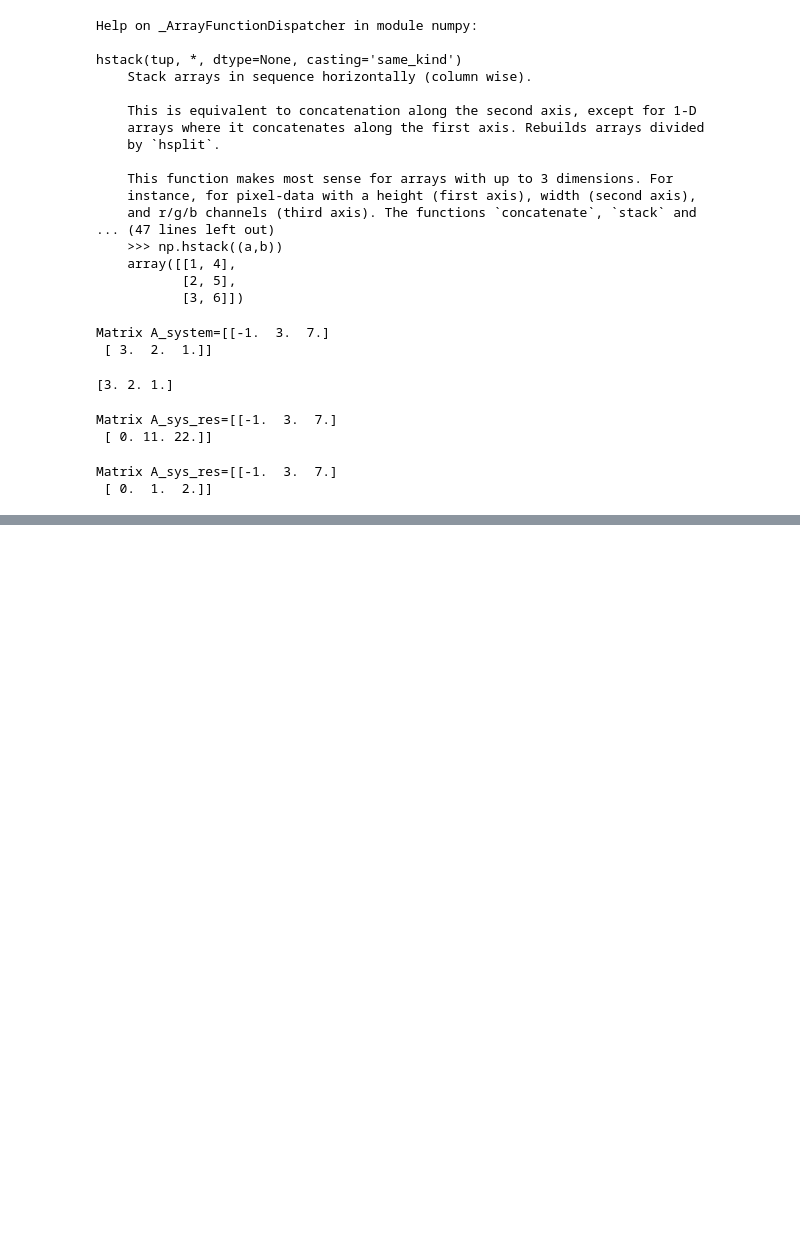
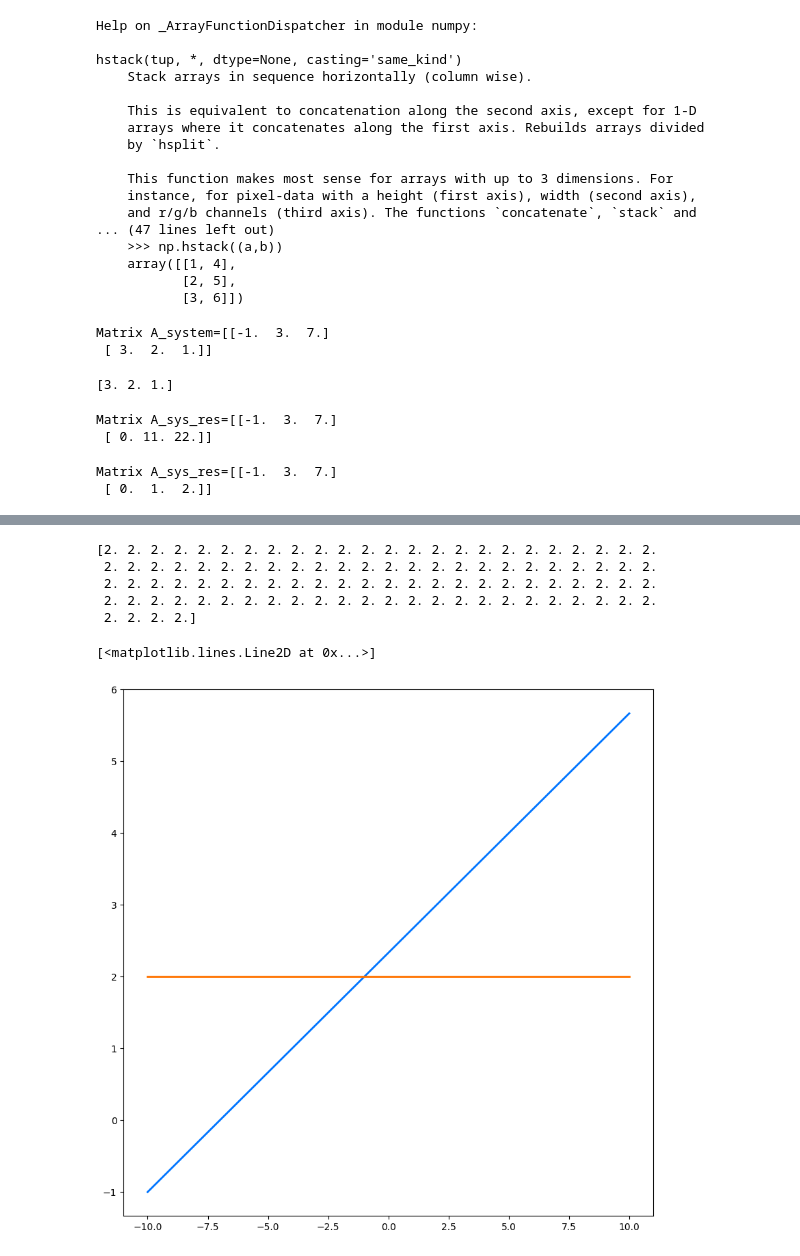
Before and after one commit to UsamaAliK/Numpy, a Jupyter notebook: NUMPY.ipynb, the cells around one changed output, grey strips where cells are left out. Drawn from its saved outputs; the diff is of its cells as text; code cells hidden in the pictures; blank space fills up the shorter version.

```diff
--- a/NUMPY.ipynb
+++ b/NUMPY.ipynb
@@ -254,0 +495,3 @@ Matrix A_sys_res=[[-1.  3.  7.]
+# %%
+x_1 = np.linspace(-10,10,100)
+print(x_1)
@@ -254,0 +519,3 @@ Matrix A_sys_res=[[-1.  3.  7.]
+# %%
+x_2_line_1 = (A_sys_res[0,2] - A_sys_res[0,0] * x_1) / A_sys_res[0,1]
+print(x_2_line_1)
@@ -254,0 +540,16 @@ Matrix A_sys_res=[[-1.  3.  7.]
+# %%
+x_2_line_2 = (A_sys_res[1,2] - A_sys_res[1,0] * x_1) / A_sys_res[1,1]
+print(x_2_line_2)
+# %% [output]
+[2. 2. 2. 2. 2. 2. 2. 2. 2. 2. 2. 2. 2. 2. 2. 2. 2. 2. 2. 2. 2. 2. 2. 2.
+ 2. 2. 2. 2. 2. 2. 2. 2. 2. 2. 2. 2. 2. 2. 2. 2. 2. 2. 2. 2. 2. 2. 2. 2.
+ 2. 2. 2. 2. 2. 2. 2. 2. 2. 2. 2. 2. 2. 2. 2. 2. 2. 2. 2. 2. 2. 2. 2. 2.
+ 2. 2. 2. 2. 2. 2. 2. 2. 2. 2. 2. 2. 2. 2. 2. 2. 2. 2. 2. 2. 2. 2. 2. 2.
+ 2. 2. 2. 2.]
+# %%
+_,ax = plt.subplots(figsize=(10, 10))
+ax.plot(x_1, x_2_line_1, '-', linewidth=2, color='#0075ff',label=f'$x_2={-A_sys_res[0,0]/A_sys_res[0,1]:.2f}x_1 + {A_sys_res[0,2]/A_sys_res[0,1]:.2f}$')
+ax.plot(x_1, x_2_line_2, '-', linewidth=2, color='#ff7300',label=f'$x_2={-A_sys_res[1,0]/A_sys_res[1,1]:.2f}x_1 + {A_sys_res[1,2]/A_sys_res[1,1]:.2f}$')
+# %% [output]
+[<matplotlib.lines.Line2D at 0x...>]
+[figure, added]
```
Also changed, not shown: parts of 56 cells of this notebook.
